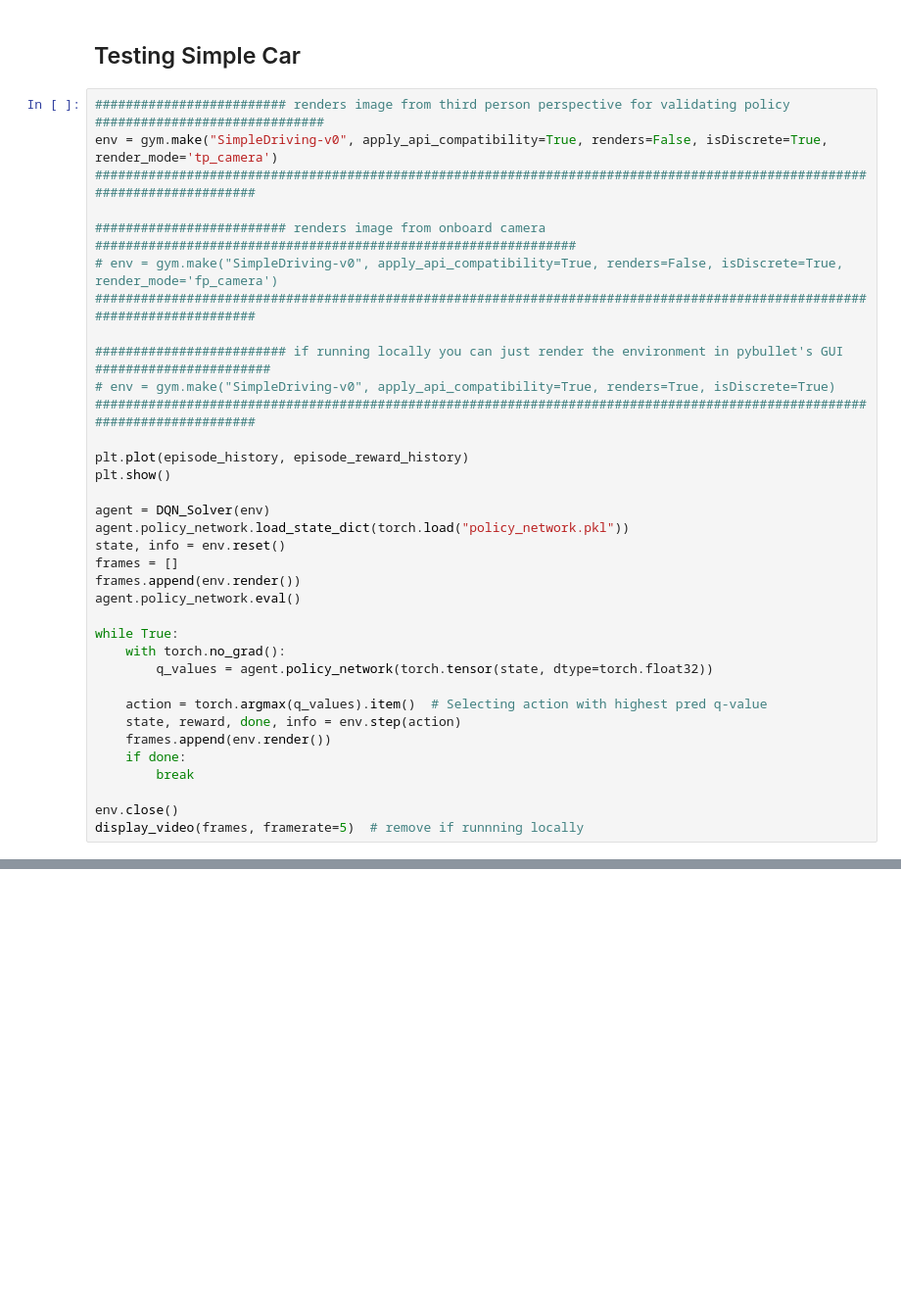
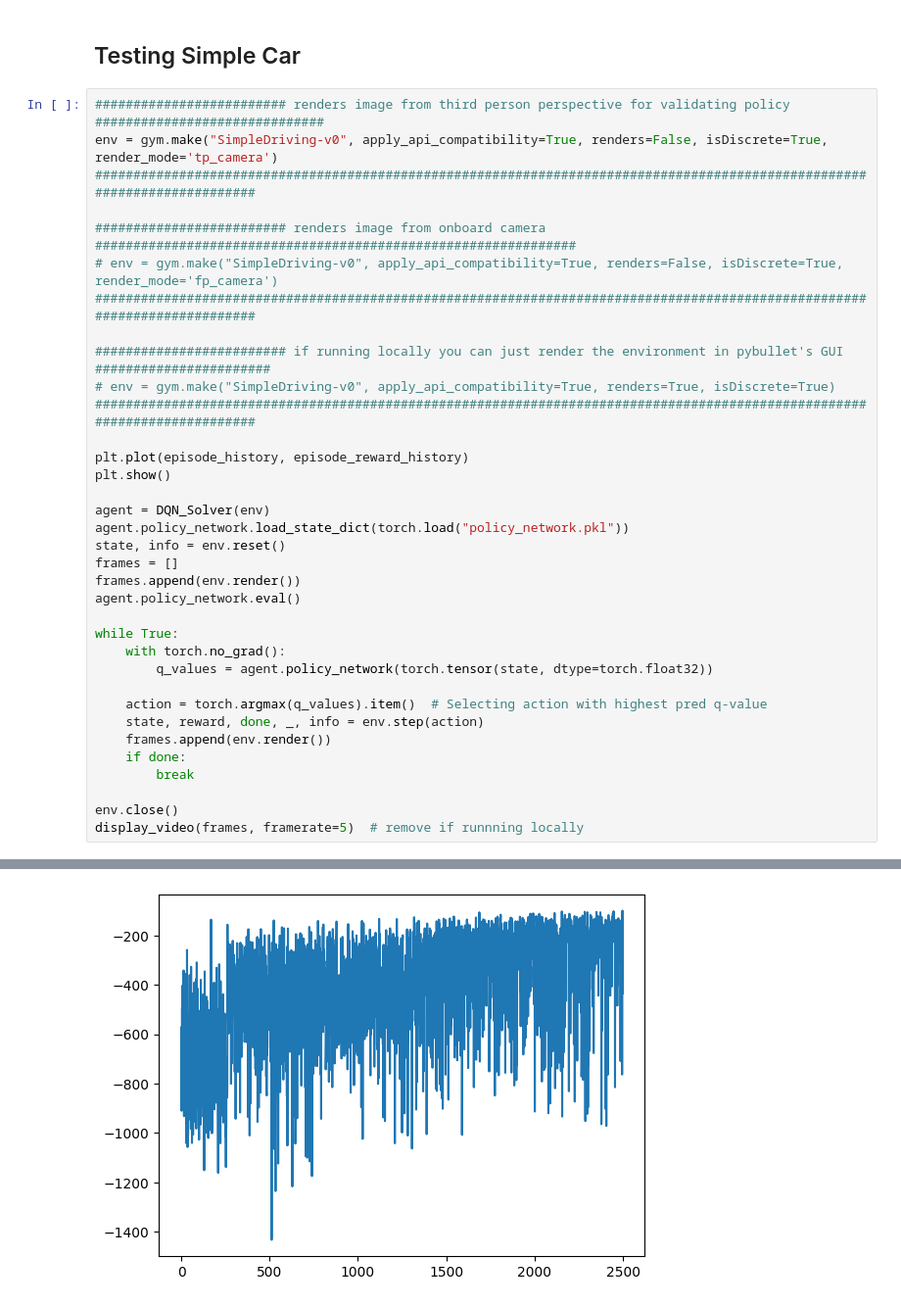
Before and after one commit to BlakeMuchmore01/AIIR-MQ3, a Jupyter notebook: BlakeMuchmore_13898198_MQ3.ipynb, the cells around one changed output, grey strips where cells are left out. Shown: that part at 98% size. Drawn from its saved outputs; the diff is of its cells as text; blank space fills up the shorter version.

```diff
--- a/BlakeMuchmore_13898198_MQ3.ipynb
+++ b/BlakeMuchmore_13898198_MQ3.ipynb
@@ -476,10 +494,11 @@ while True:
         q_values = agent.policy_network(torch.tensor(state, dtype=torch.float32))
 
     action = torch.argmax(q_values).item()  # Selecting action with highest pred q-value
-    state, reward, done, info = env.step(action)
+    state, reward, done, _, info = env.step(action)
     frames.append(env.render())
     if done:
         break
 
 env.close()
 display_video(frames, framerate=5)  # remove if runnning locally
+# %% [output]
@@ -485,0 +507 @@ display_video(frames, framerate=5)  # remove if runnning locally
+[figure, added]
```
Also changed, not shown: parts of 6 cells of this notebook, 2 other files.
